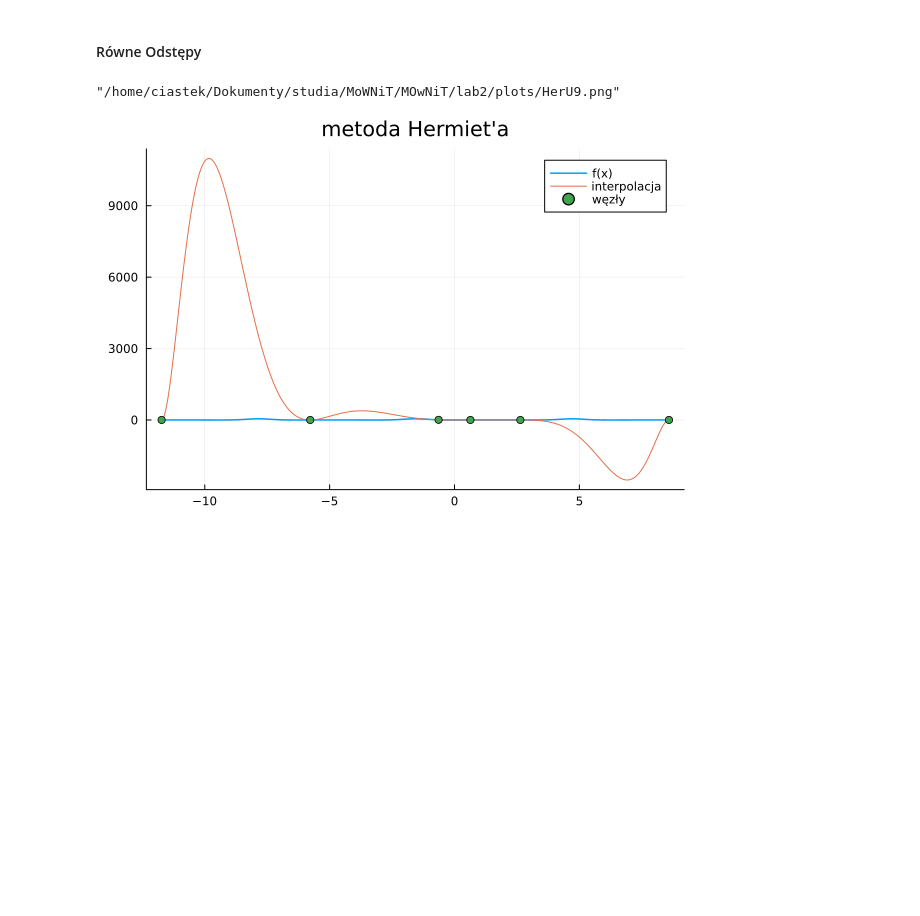
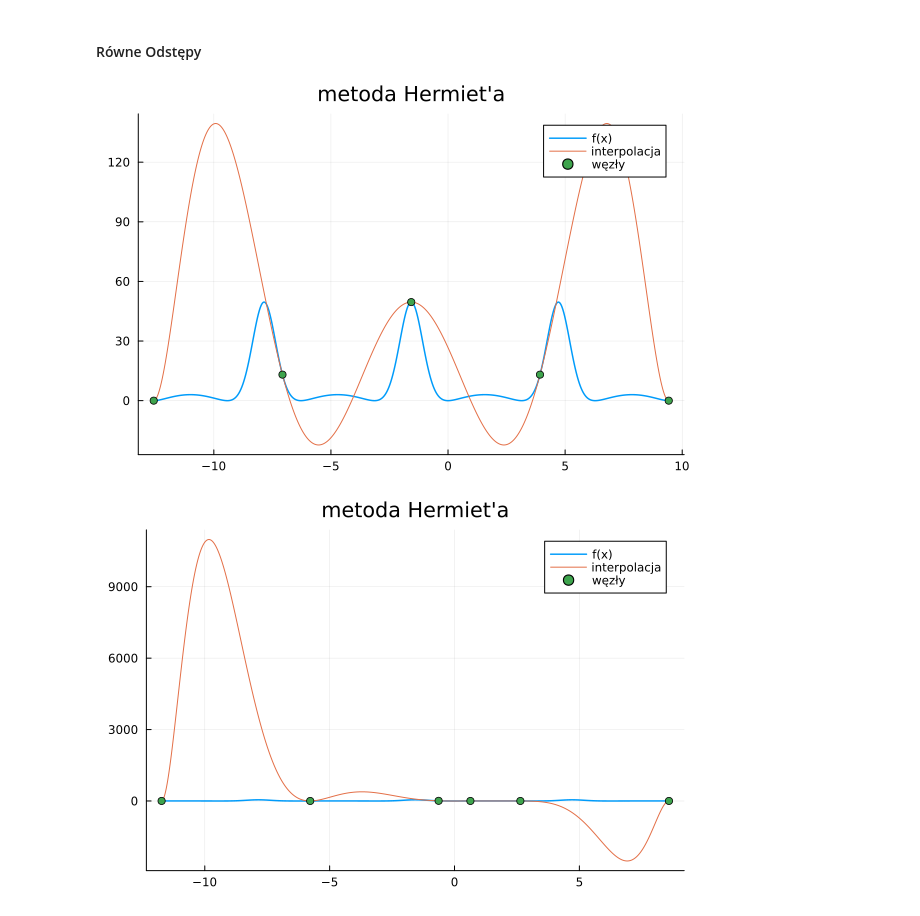
Before and after one commit to c-i-a-s-t-e-k/MOwNiT, a Jupyter notebook: lab2/InterpolacjaHermite.ipynb, the cells around one changed output. Saved outputs shown, nothing was run; the diff lists cells and outputs as text; code cells hidden in the pictures; blank space fills up the shorter version.

```diff
--- a/lab2/InterpolacjaHermite.ipynb
+++ b/lab2/InterpolacjaHermite.ipynb
@@ -164,13 +164,13 @@ Pochodna przyjmuje wartość $-\infty$ w punktach $x = \frac{\pi}{2} + \frac{n\p
 # %%
 f = my_func
 f′ = my_derivate
-n = 9
-X, intF = getCzebyszewZerosAndInterpolationPolynominal(A, B, f, f′, n)
-# X, intF = getEvenSpacesAndInterpolationPolynominal(A, B, f, f′, n)
+n = 5
+# X, intF = getCzebyszewZerosAndInterpolationPolynominal(A, B, f, f′, n)
+X, intF = getEvenSpacesAndInterpolationPolynominal(A, B, f, f′, n)
 drawInterpolation(X, f, intF, "metoda Hermiet'a")
-savefig("plots/HerU9")
+# savefig("plots/HerEvSpa$n")
 # %% [output]
-"/home/ciastek/Dokumenty/studia/MoWNiT/MOwNiT/lab2/plots/HerU9.png"
+[figure, added]
 # %%
 #węzły w których f′(x) = int
 
```
Also changed, not shown: parts of 10 cells of this notebook, 23 other files.
